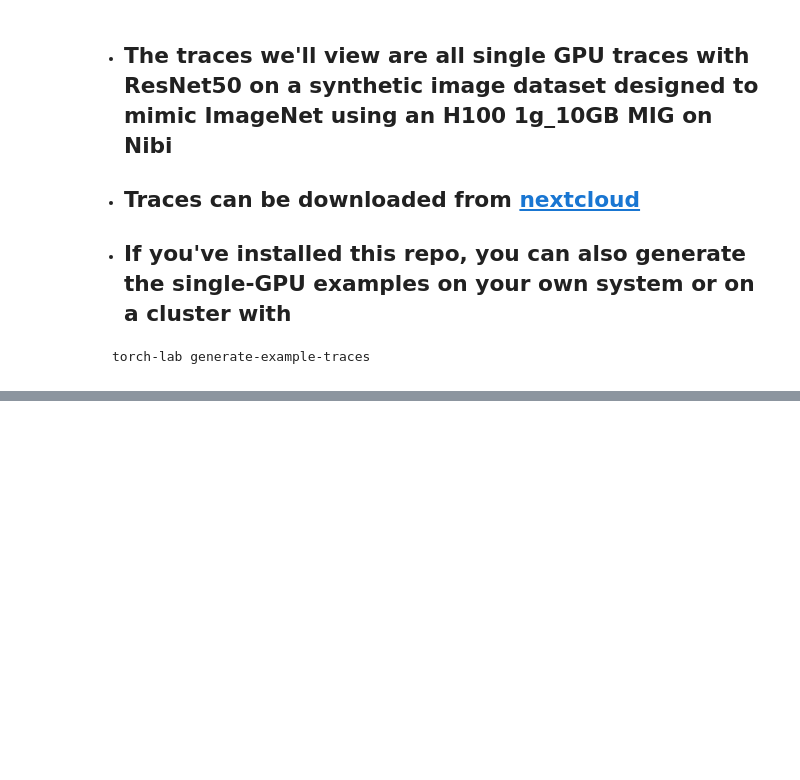
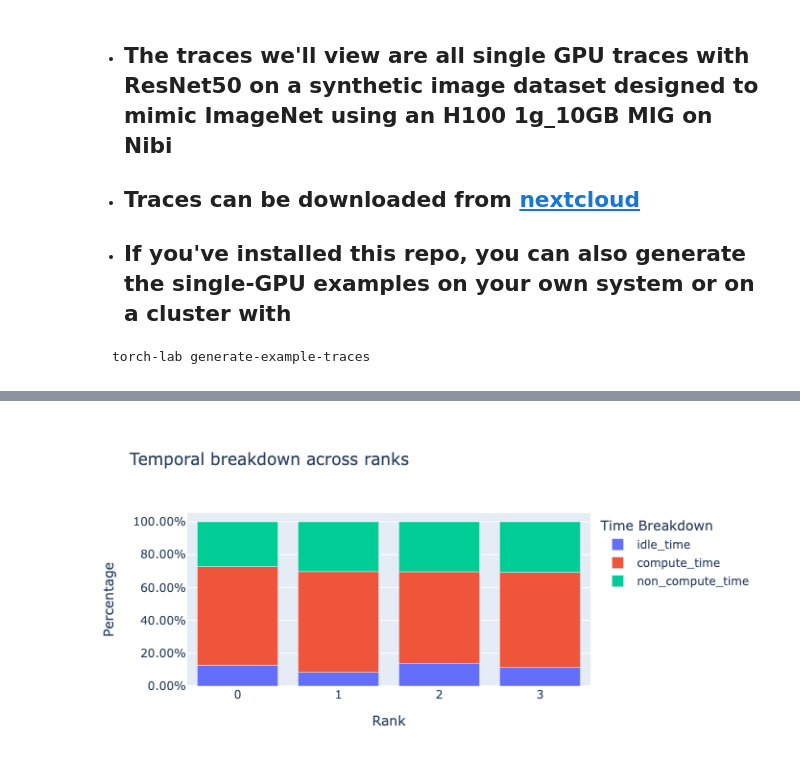
Before and after one commit to cwilson51/sn-torch-lab, a Jupyter notebook: demo/demo.ipynb, the cells around one changed output, grey strips where cells are left out. Cells and saved outputs as stored; diff of their text form; code cells hidden in the pictures; blank space fills up the shorter version.

```diff
--- a/demo/demo.ipynb
+++ b/demo/demo.ipynb
@@ -292,0 +332,3 @@ torch-lab generate-example-traces
+# %%
+trace_dir = "example-traces/multi-gpu/1_node_4_gpus/"
+analyzer = TraceAnalysis(trace_dir=trace_dir)
@@ -292,0 +354,4 @@ torch-lab generate-example-traces
+# %%
+temporal_breakdown_df = analyzer.get_temporal_breakdown()
+# %% [output]
+[figure, added]
```
Also changed, not shown: parts of 27 cells of this notebook.
